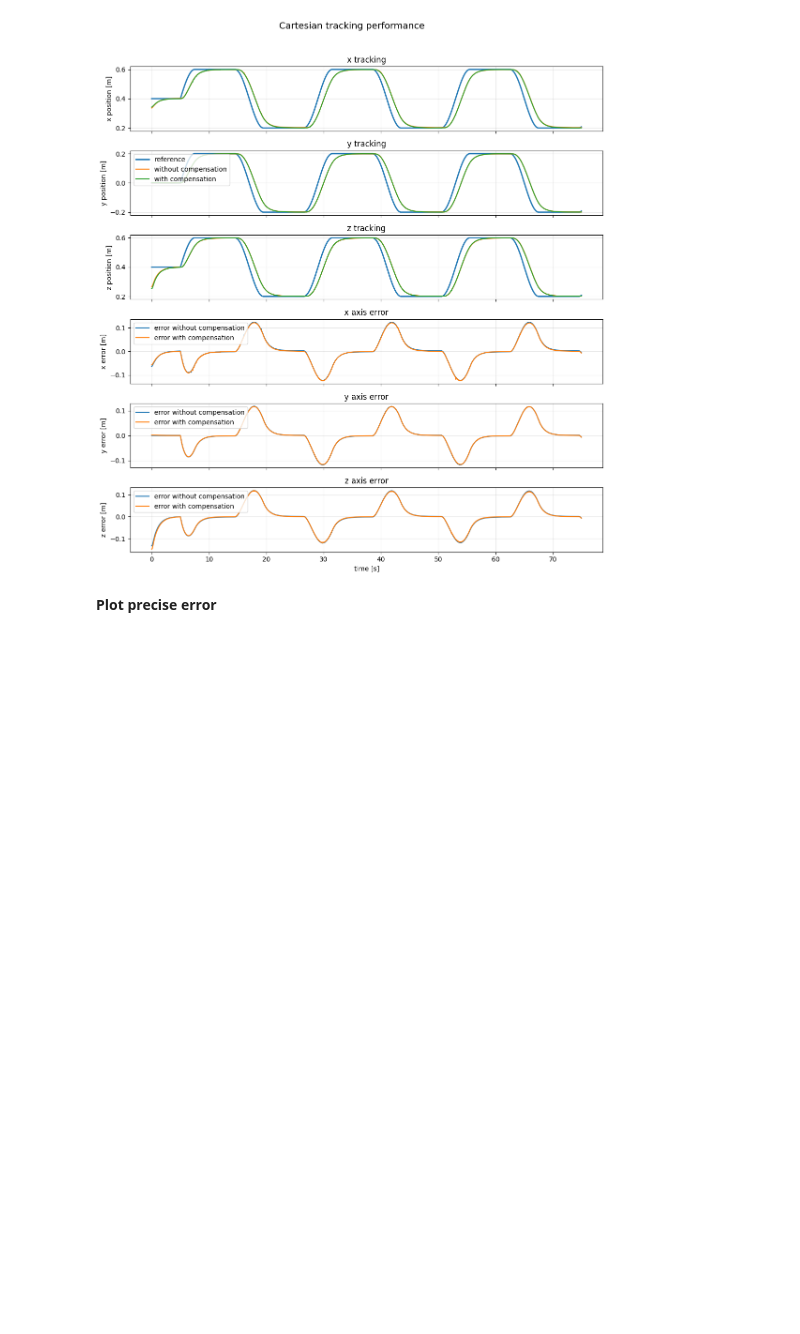
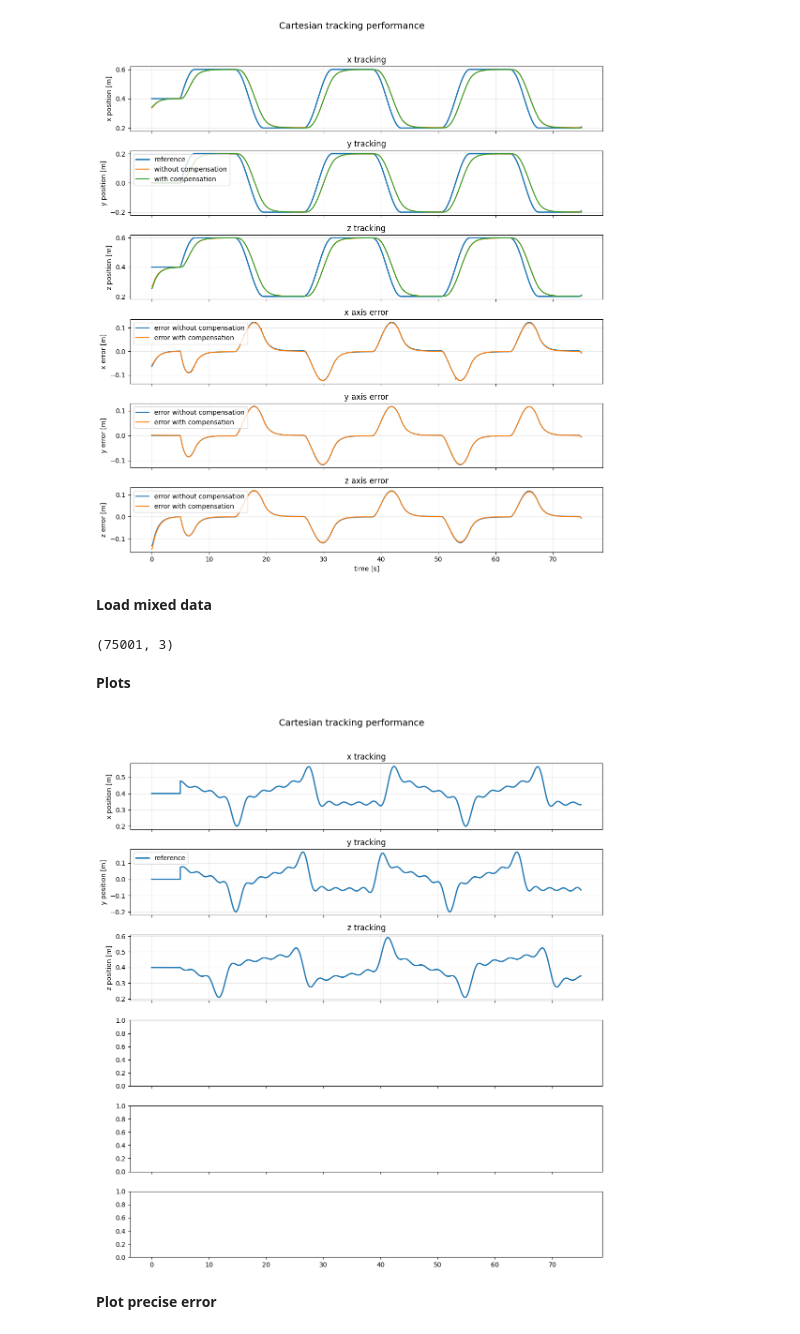
Before and after one commit to Anthony7-Ho/nonlinear_deepc_controller, a Jupyter notebook: performance_evaluation/evaluatin_cartesian_impedance.ipynb, the cells around one changed output. Drawn from its saved outputs; the diff is of its cells as text; code cells hidden in the pictures; blank space fills up the shorter version.

```diff
--- a/performance_evaluation/evaluatin_cartesian_impedance.ipynb
+++ b/performance_evaluation/evaluatin_cartesian_impedance.ipynb
@@ -79,6 +79,66 @@ plt.tight_layout(rect=[0, 0, 1, 0.97])
 plt.show()
 # %% [output]
 [figure]
+# %% [markdown]
+**Load mixed data**
+# %%
+stiffness_tag = "3000"
+base_dir = "logs"
+
+log_dir = os.path.join(base_dir, stiffness_tag)
+
+ref_data = pd.read_csv('cartesian_ref_xyz.csv')
+ref_data_x = ref_data["x"]
+ref_data_y = ref_data["y"]
+ref_data_z = ref_data["z"]
+
+"""
+data_x = pd.read_csv(os.path.join(log_dir, "cartesian_log_x.csv"))["x"].to_numpy()
+kernel_x = pd.read_csv(os.path.join(log_dir, "cartesian_log_kernel_x.csv"))["x"].to_numpy()
+
+data_y = pd.read_csv(os.path.join(log_dir, "cartesian_log_y.csv"))["y"].to_numpy()
+kernel_y = pd.read_csv(os.path.join(log_dir, "cartesian_log_kernel_y.csv"))["y"].to_numpy()
+
+data_z = pd.read_csv(os.path.join(log_dir, "cartesian_log_z.csv"))["z"].to_numpy()
+kernel_z = pd.read_csv(os.path.join(log_dir, "cartesian_log_kernel_z.csv"))["z"].to_numpy()
+"""
+
+
+t_common = ref_data['time_s'].to_numpy()
+
+ref_x = ref_data_x.to_numpy()
+ref_y = ref_data_y.to_numpy()
+ref_z = ref_data_z.to_numpy()
+
+N = min(len(t_common), len(ref_x), len(ref_y), len(ref_z))
+
+xyz_ref = np.stack([ref_x[:N], ref_y[:N], ref_z[:N]], axis=1)
+
+print(xyz_ref.shape)
+# %% [output]
+(75001, 3)
+# %% [markdown]
+**Plots**
+# %%
+labels = ["x", "y", "z"]
+units = "position [m]"
+
+fig, axes = plt.subplots(6, 1, figsize=(11, 12), sharex=True)
+
+# x, y, z tracking (axes 0,1,2)
+for i, ax in enumerate(axes[:3]):
+    ax.plot(t_common[:N], xyz_ref[:, i], label="reference", linewidth=2)
+    ax.set_ylabel(f"{labels[i]} {units}")
+    ax.grid(True, alpha=0.3)
+    ax.set_title(f"{labels[i]} tracking")
+
+axes[1].legend(loc="upper left")
+
+fig.suptitle("Cartesian tracking performance", fontsize=14, y=0.99)
+plt.tight_layout(rect=[0, 0, 1, 0.97])
+plt.show()
+# %% [output]
+[figure, added]
 # %% [markdown]
 **Plot precise error**
 # %%
```
Also changed, not shown: 2 other files.
